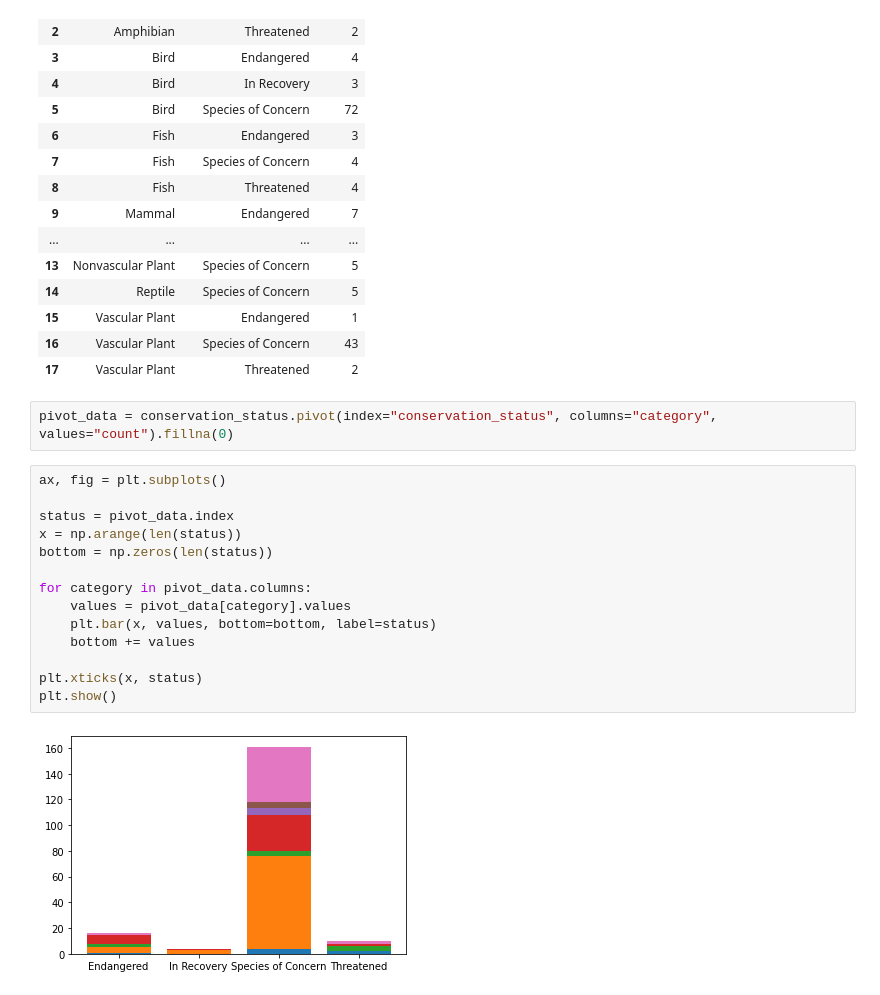
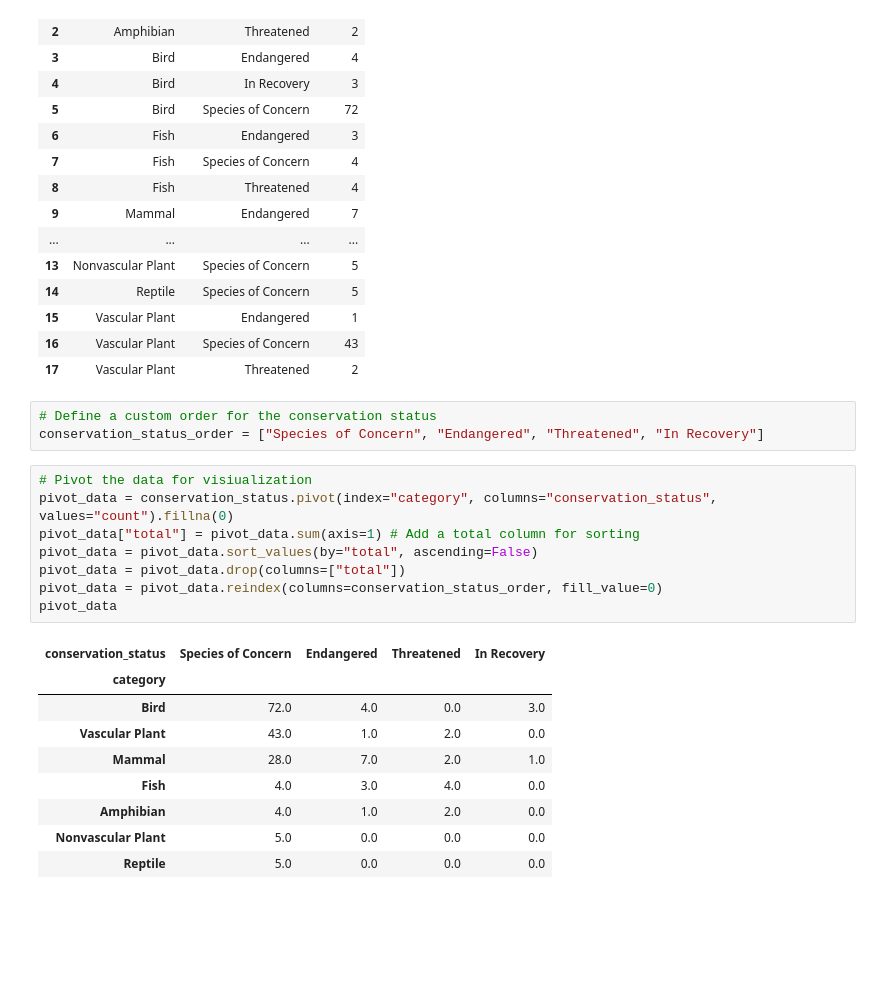
Before and after one commit to eugene-petrov-me/codecademy_biodiversity, a Jupyter notebook: biodiversity_starter/biodiversity.ipynb, the cells around one changed output. Drawn from its saved outputs; the diff is of its cells as text; blank space fills up the shorter version.

```diff
--- a/biodiversity_starter/biodiversity.ipynb
+++ b/biodiversity_starter/biodiversity.ipynb
@@ -114,21 +92,24 @@ conservation_status
 | 15 | Vascular Plant | Endangered | 1 |
 | 16 | Vascular Plant | Species of Concern | 43 |
 | 17 | Vascular Plant | Threatened | 2 |
-# %%
-pivot_data = conservation_status.pivot(index="conservation_status", columns="category", values="count").fillna(0)
-# %%
-ax, fig = plt.subplots()
-
-status = pivot_data.index
-x = np.arange(len(status))
-bottom = np.zeros(len(status))
-
-for category in pivot_data.columns:
-    values = pivot_data[category].values
-    plt.bar(x, values, bottom=bottom, label=status)
-    bottom += values
-
-plt.xticks(x, status)
-plt.show()
-# %% [output]
-[figure, removed]
+# %%
+# Define a custom order for the conservation status
+conservation_status_order = ["Species of Concern", "Endangered", "Threatened", "In Recovery"]
+# %%
+# Pivot the data for visiualization
+pivot_data = conservation_status.pivot(index="category", columns="conservation_status", values="count").fillna(0)
+pivot_data["total"] = pivot_data.sum(axis=1) # Add a total column for sorting
+pivot_data = pivot_data.sort_values(by="total", ascending=False)
+pivot_data = pivot_data.drop(columns=["total"])
+pivot_data = pivot_data.reindex(columns=conservation_status_order, fill_value=0)
+pivot_data
+# %% [output]
+| conservation_status | Species of Concern | Endangered | Threatened | In Recovery |
+| category |  |  |  |  |
+| Bird | 72.0 | 4.0 | 0.0 | 3.0 |
+| Vascular Plant | 43.0 | 1.0 | 2.0 | 0.0 |
+| Mammal | 28.0 | 7.0 | 2.0 | 1.0 |
+| Fish | 4.0 | 3.0 | 4.0 | 0.0 |
+| Amphibian | 4.0 | 1.0 | 2.0 | 0.0 |
+| Nonvascular Plant | 5.0 | 0.0 | 0.0 | 0.0 |
+| Reptile | 5.0 | 0.0 | 0.0 | 0.0 |
```
Also changed, not shown: parts of 16 cells of this notebook.
